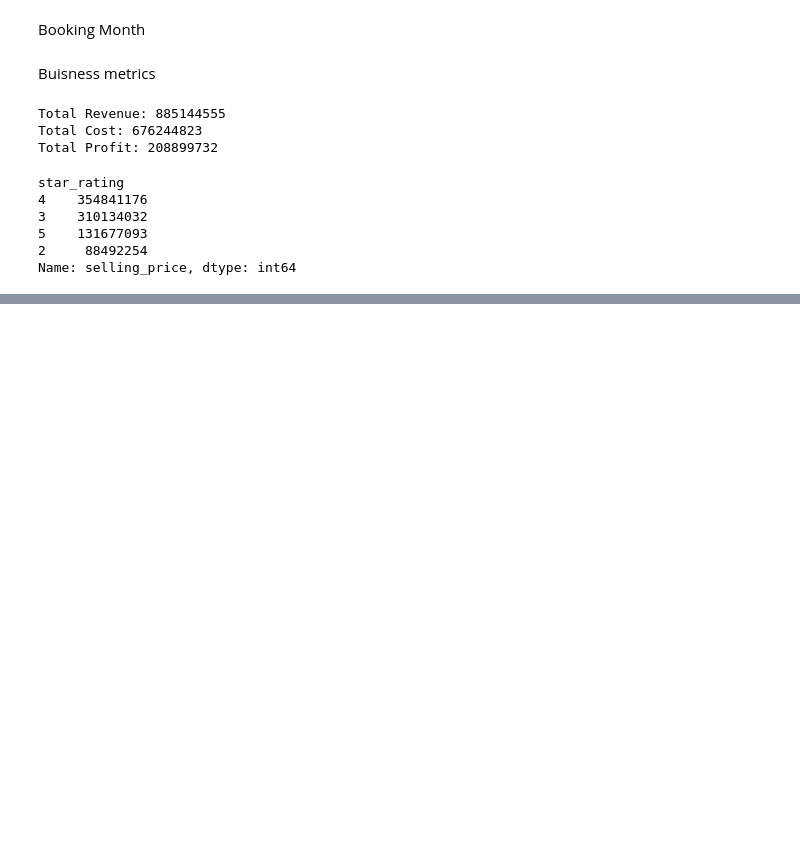
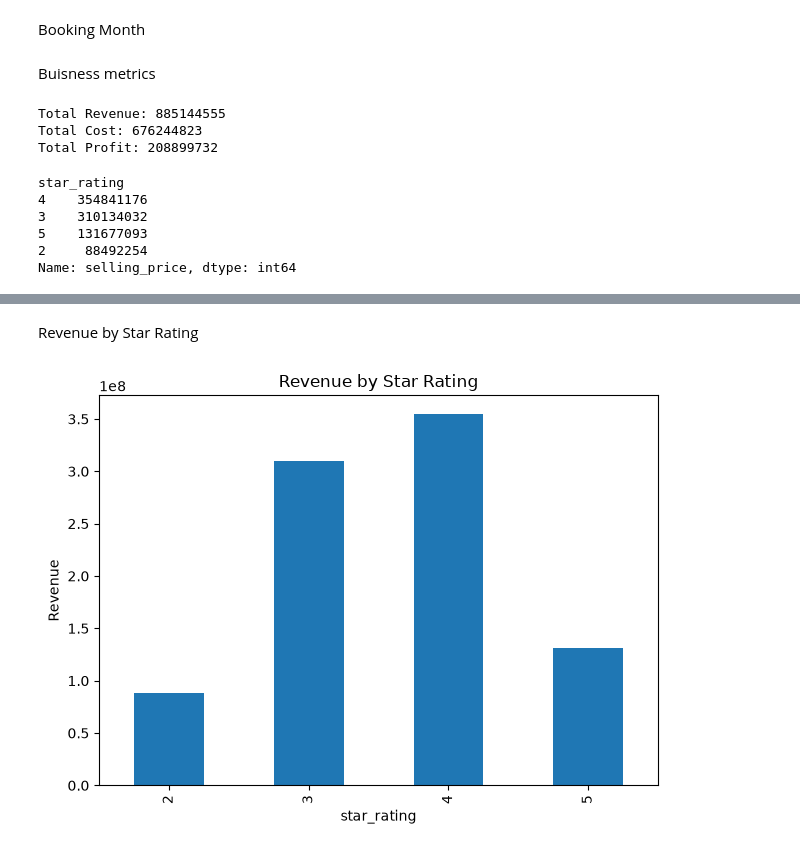
Before and after one commit to Saurabh-993/EDA-Travclan, a Jupyter notebook: Hotel_Booking_Analysis/notebook/Hotel_Booking_Analysis.ipynb, the cells around one changed output, grey strips where cells are left out. Cells and saved outputs as stored; diff of their text form; code cells hidden in the pictures; blank space fills up the shorter version.

```diff
--- a/Hotel_Booking_Analysis/notebook/Hotel_Booking_Analysis.ipynb
+++ b/Hotel_Booking_Analysis/notebook/Hotel_Booking_Analysis.ipynb
@@ -83,0 +127,12 @@ Name: selling_price, dtype: int64
+# %% [markdown]
+Revenue by Star Rating
+# %%
+df.groupby("star_rating")["selling_price"].sum().plot(kind="bar")
+
+plt.title("Revenue by Star Rating")
+plt.ylabel("Revenue")
+plt.tight_layout()
+plt.savefig("../output/revenue_by_star_rating.png")
+plt.show()
+# %% [output]
+[figure, added]
```
Also changed, not shown: parts of 13 cells of this notebook, 7 other files.
